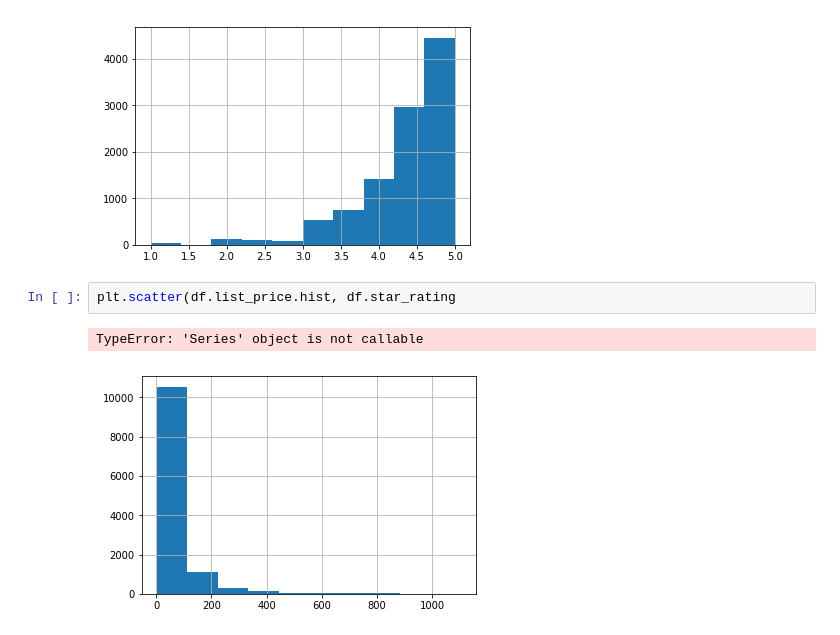
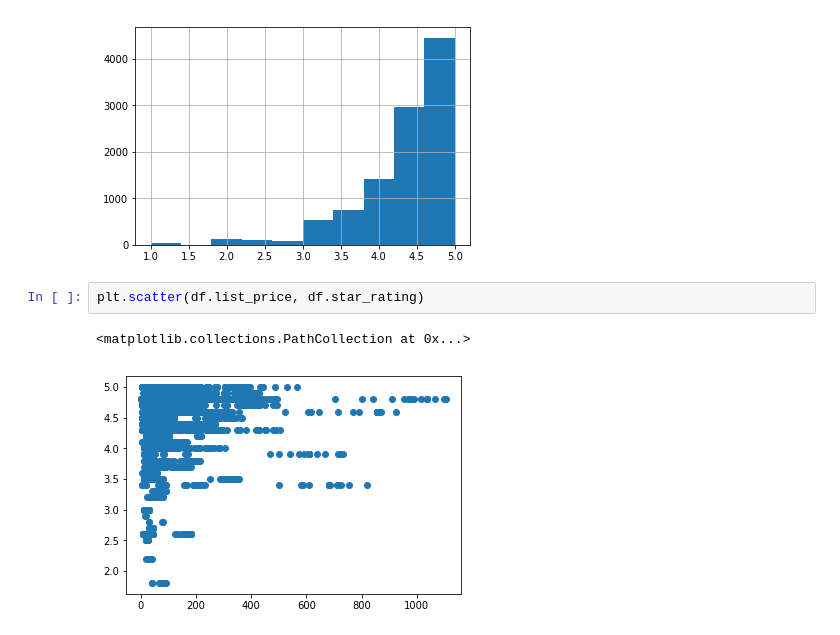
Before and after one commit to nkacoroski/dsc-1-01-08-your-first-data-science-codealong-seattle-ds-career-040119, a Jupyter notebook: index.ipynb, the cells around one changed output. Drawn from its saved outputs; the diff is of its cells as text.

```diff
--- a/index.ipynb
+++ b/index.ipynb
@@ -391,7 +391,7 @@ df.play_star_rating.hist()
 <matplotlib.axes._subplots.AxesSubplot at 0x...>
 [figure]
 # %%
-plt.scatter(df.list_price.hist, df.star_rating
+plt.scatter(df.list_price, df.star_rating)
 # %% [output]
-TypeError: 'Series' object is not callable
+<matplotlib.collections.PathCollection at 0x...>
-[figure, old version]
+[figure, new version]
```
